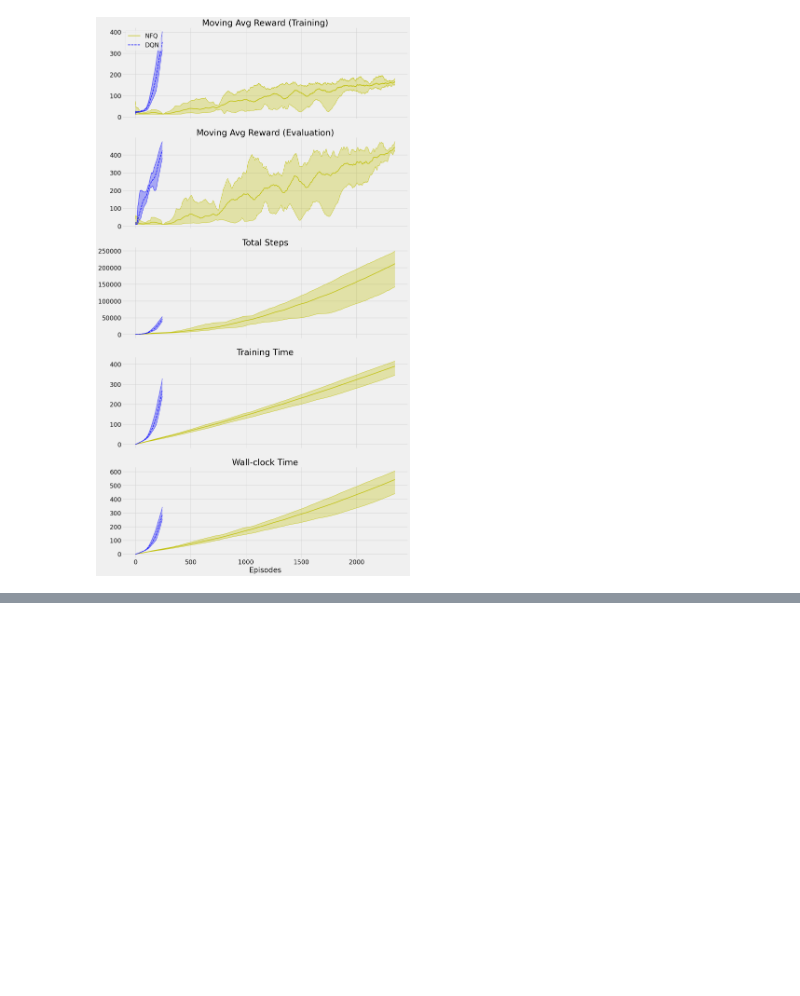
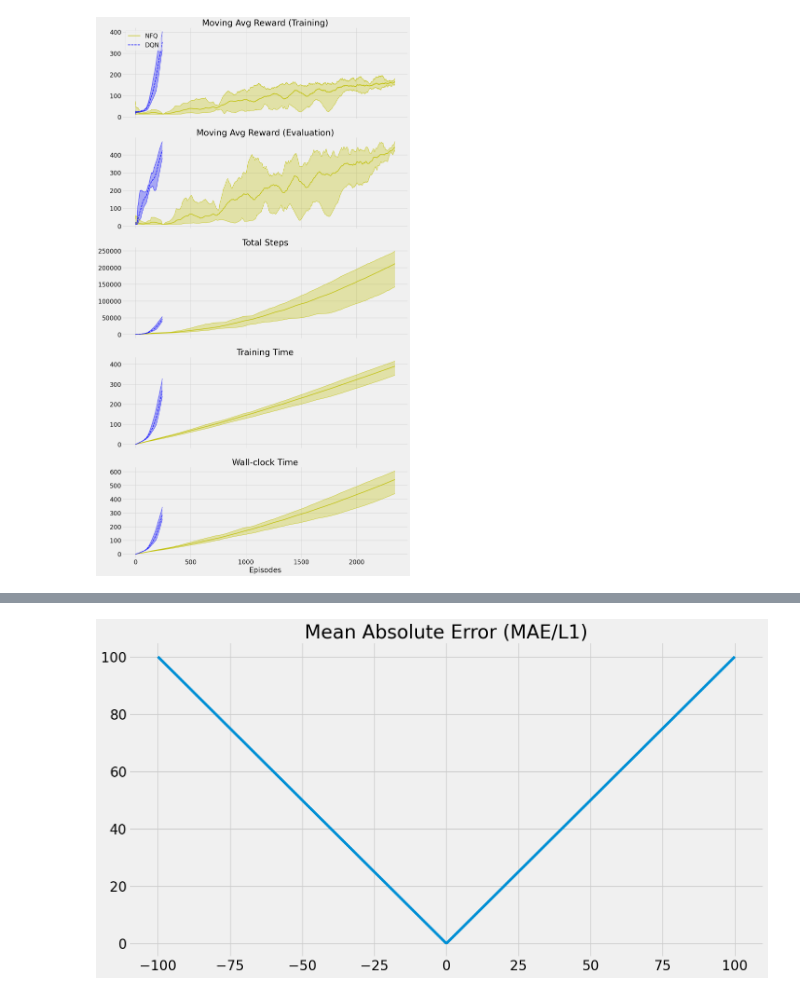
Before and after one commit to romenlaw/RL-playground, a Jupyter notebook: rl_playground4.ipynb, the cells around one changed output, grey strips where cells are left out. Cells and saved outputs as stored; diff of their text form; code cells hidden in the pictures; blank space fills up the shorter version.

```diff
--- a/rl_playground4.ipynb
+++ b/rl_playground4.ipynb
@@ -1554,0 +1694,6 @@ plt.show()
+# %%
+plt.plot(pred, ae)
+plt.title('Mean Absolute Error (MAE/L1)')
+plt.show()
+# %% [output]
+[figure, added]
```
Also changed, not shown: parts of 30 cells of this notebook.
